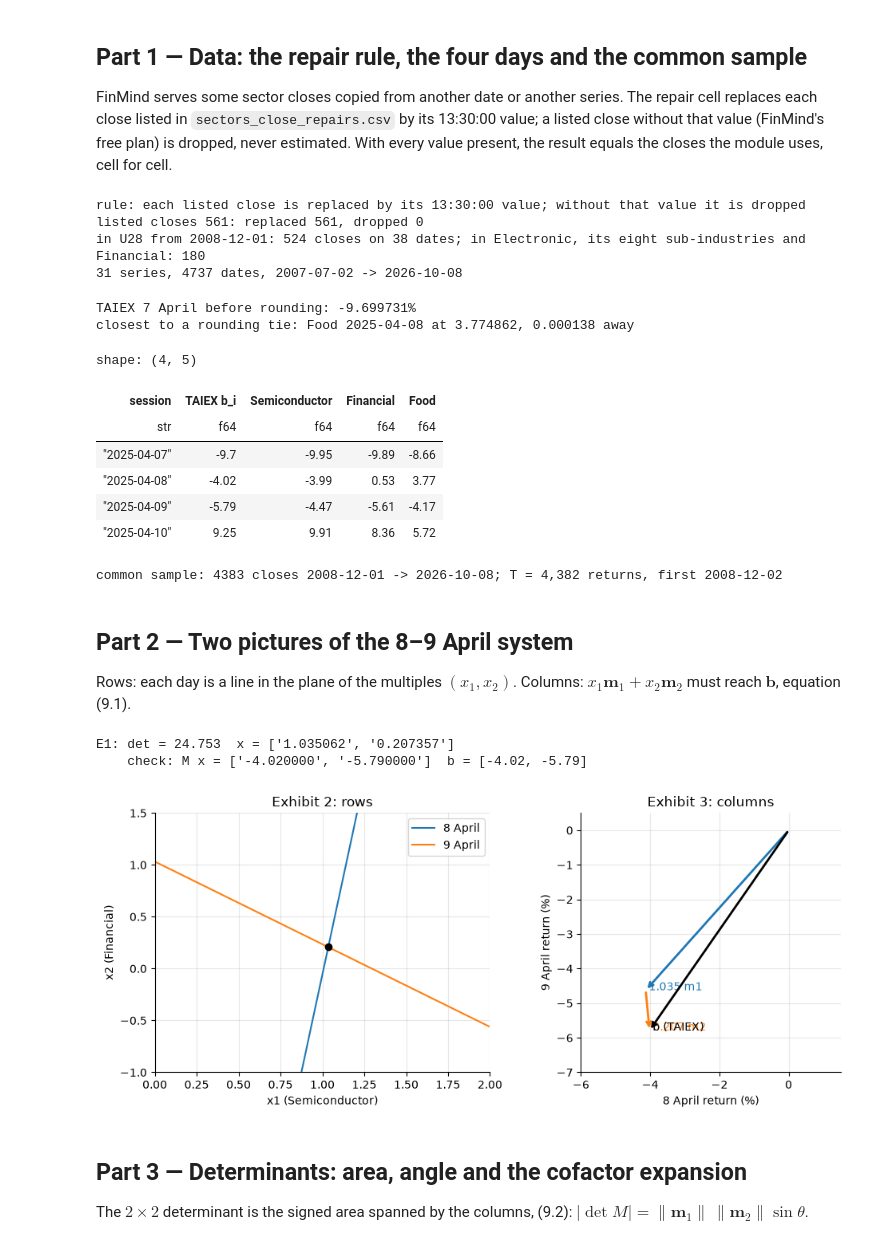
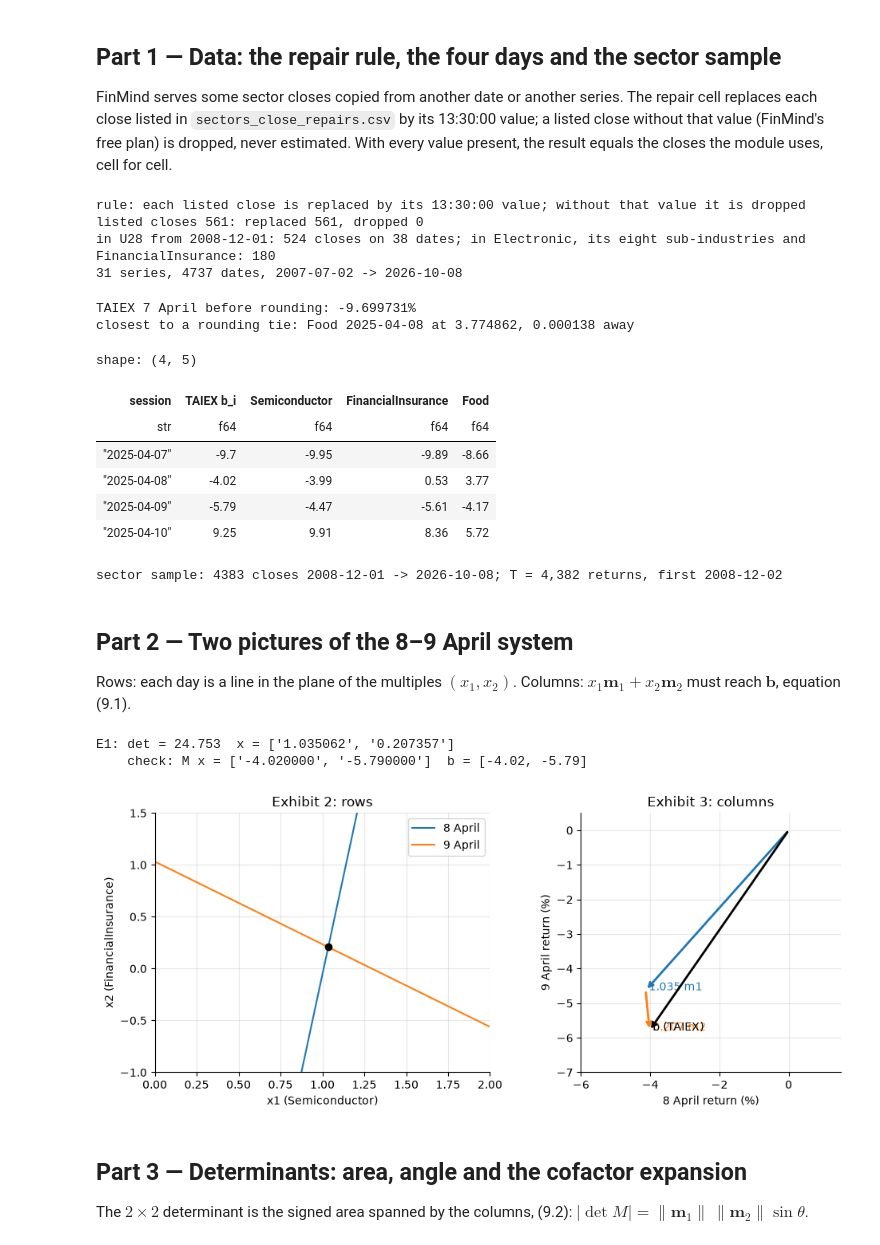
Before and after one commit to Benjamin-Teng/Quant-math-for-beginner, a Jupyter notebook: labs/LM09_lab/LM09_lab.ipynb, the cells around one changed output. Drawn from its saved outputs; the diff is of its cells as text; code cells hidden in the pictures.

```diff
--- a/labs/LM09_lab/LM09_lab.ipynb
+++ b/labs/LM09_lab/LM09_lab.ipynb
@@ -86,7 +86,7 @@ def cramer(m, b):
     d = det_cof(m)
     return [det_cof(with_col(m, j, b)) / d for j in range(len(m))]
 # %% [markdown]
-## Part 1 — Data: the repair rule, the four days and the common sample
+## Part 1 — Data: the repair rule, the four days and the sector sample
 
 FinMind serves some sector closes copied from another date or another series. The repair cell replaces each close listed in `sectors_close_repairs.csv` by its 13:30:00 value; a listed close without that value (FinMind's free plan) is dropped, never estimated. With every value present, the result equals the closes the module uses, cell for cell.
 # %%
@@ -107,17 +107,17 @@ for sid in rep["id"].unique().sort().to_list():
                     .drop("_fix", "_listed").sort("date"))
 n_fixed = rep.filter(pl.col("close_1330").is_not_null()).height
 in_u28 = rep.filter(pl.col("id").is_in(U28) & (pl.col("date") >= pl.lit("2008-12-01")))
-in_sec7 = rep.filter(pl.col("id").is_in(["Electronic", *ELEC8, "FinancialInsurance"])
+in_sec8 = rep.filter(pl.col("id").is_in(["Electronic", *ELEC8, "FinancialInsurance"])
                      & (pl.col("date") >= pl.lit("2008-12-01")))
 print("rule: each listed close is replaced by its 13:30:00 value; without that value it is dropped")
 print(f"listed closes {rep.height}: replaced {n_fixed}, dropped {rep.height - n_fixed}")
 print(f"in U28 from 2008-12-01: {in_u28.height} closes on {in_u28['date'].n_unique()} dates; "
-      f"in Electronic, its eight sub-industries and Financial: {in_sec7.height}")
+      f"in Electronic, its eight sub-industries and FinancialInsurance: {in_sec8.height}")
 print(f"{len(SERIES)} series, {closes.height} dates, {closes['date'][0]} -> {closes['date'][-1]}")
 # %% [output]
 rule: each listed close is replaced by its 13:30:00 value; without that value it is dropped
 listed closes 561: replaced 561, dropped 0
-in U28 from 2008-12-01: 524 closes on 38 dates; in Electronic, its eight sub-industries and Financial: 180
+in U28 from 2008-12-01: 524 closes on 38 dates; in Electronic, its eight sub-industries and FinancialInsurance: 180
 31 series, 4737 dates, 2007-07-02 -> 2026-10-08
 # %%
 # the four days: exact percent returns from the two-decimal closes, rounded to 0.01
@@ -140,7 +140,7 @@ R = {c: [round2(v) for v in R_exact[c]] for c in COLS}
 MF = [[R["Semiconductor"][k], R["FinancialInsurance"][k], R["Food"][k]] for k in range(4)]   # rows: days
 BF = R["TAIEX"]
 days = pl.DataFrame({"session": DAYS, "TAIEX b_i": [float(v) for v in BF],
-                     "Semiconductor": [float(r[0]) for r in MF], "Financial": [float(r[1]) for r in MF],
+                     "Semiconductor": [float(r[0]) for r in MF], "FinancialInsurance": [float(r[1]) for r in MF],
                      "Food": [float(r[2]) for r in MF]})
 ties = sorted((abs(100 * v - math.floor(100 * v) - Fraction(1, 2)) / 100, c, d, v)
               for c in COLS for d, v in zip(DAYS, R_exact[c]))
@@ -151,58 +151,59 @@ days   # Exhibit 1
 TAIEX 7 April before rounding: -9.699731%
 closest to a rounding tie: Food 2025-04-08 at 3.774862, 0.000138 away
 shape: (4, 5)
-| session | TAIEX b_i | Semiconductor | Financial | Food |
+| session | TAIEX b_i | Semiconductor | FinancialInsurance | Food |
 | str | f64 | f64 | f64 | f64 |
 | "2025-04-07" | -9.7 | -9.95 | -9.89 | -8.66 |
 | "2025-04-08" | -4.02 | -3.99 | 0.53 | 3.77 |
 | "2025-04-09" | -5.79 | -4.47 | -5.61 | -4.17 |
 | "2025-04-10" | 9.25 | 9.91 | 8.36 | 5.72 |
 # %%
-# the common sample: closes from 2008-12-01, returns between consecutive TAIEX trading dates
+# the sector sample of Section 8: closes from 2008-12-01, returns between consecutive TAIEX trading dates
 cs = closes.filter(pl.col("date") >= pl.lit("2008-12-01")).sort("date")
 rets = cs.with_columns([(pl.col(c) / pl.col(c).shift(1) - 1).alias(c) for c in SERIES]).slice(1)
 sample = rets.drop_nulls(subset=[*U28, "Electronic", "TAIEX"])
 T = sample.height
-print(f"common sample: {cs.height} closes {cs['date'][0]} -> {cs['date'][-1]}; T = {T:,} returns, first {sample['date'][0]}")
+print(f"sector sample: {cs.height} closes {cs['date'][0]} -> {cs['date'][-1]}; T = {T:,} returns, first {sample['date'][0]}")
 # %% [output]
-common sample: 4383 closes 2008-12-01 -> 2026-10-08; T = 4,382 returns, first 2008-12-02
+sector sample: 4383 closes 2008-12-01 -> 2026-10-08; T = 4,382 returns, first 2008-12-02
 # %% [markdown]
 ## Part 2 — Two pictures of the 8–9 April system
 
 Rows: each day is a line in the plane of the multiples $(x_1,x_2)$. Columns: $x_1\mathbf m_1+x_2\mathbf m_2$ must reach $\mathbf b$, equation (9.1).
 # %%
-M1 = [MF[1][:2], MF[2][:2]]          # 8 and 9 April; Semiconductor, Financial
+M1 = [MF[1][:2], MF[2][:2]]          # 8 and 9 April; Semiconductor, FinancialInsurance
 b1 = BF[1:3]
 x1 = cramer(M1, b1)
 print("E1: det =", dec(det_cof(M1), 3), " x =", [dec(v, 6) for v in x1])
 print("    check: M x =", [dec(sum(a * v for a, v in zip(row, x1)), 6) for row in M1], " b =", [float(v) for v in b1])
 
 fig, (ax_r, ax_c) = plt.subplots(1, 2, figsize=(10, 4.2))
 u = np.linspace(0, 2, 50)
 for row, rhs, lab in zip(M1, b1, ("8 April", "9 April")):
     a, c, r = float(row[0]), float(row[1]), float(rhs)
     if abs(c) > abs(a):
         ax_r.plot(u, (r - a * u) / c, label=lab)
     else:
         v_ = np.linspace(-1, 1.5, 50)
         ax_r.plot((r - c * v_) / a, v_, label=lab)
 ax_r.plot(float(x1[0]), float(x1[1]), "ko")
-ax_r.set(xlim=(0, 2), ylim=(-1, 1.5), xlabel="x1 (Semiconductor)", ylabel="x2 (Financial)", title="Exhibit 2: rows")
+ax_r.set(xlim=(0, 2), ylim=(-1, 1.5), xlabel="x1 (Semiconductor)", ylabel="x2 (FinancialInsurance)",
+         title="Exhibit 2: rows")
 ax_r.legend()
 m1, m2 = np.array([float(M1[0][0]), float(M1[1][0])]), np.array([float(M1[0][1]), float(M1[1][1])])
 p = float(x1[0]) * m1
 for start, vec, col, lab in ((np.zeros(2), p, "C0", "1.035 m1"), (p, float(x1[1]) * m2, "C1", "0.207 m2"),
                              (np.zeros(2), np.array([float(v) for v in b1]), "k", "b (TAIEX)")):
     ax_c.annotate("", xy=start + vec, xytext=start, arrowprops=dict(arrowstyle="->", color=col, lw=2))
     ax_c.text(*(start + vec), " " + lab, color=col)
 ax_c.set(xlim=(-6, 1.5), ylim=(-7, 0.5), aspect="equal", xlabel="8 April return (%)", ylabel="9 April return (%)",
          title="Exhibit 3: columns")
 plt.tight_layout()
 plt.show()
 # %% [output]
 E1: det = 24.753  x = ['1.035062', '0.207357']
     check: M x = ['-4.020000', '-5.790000']  b = [-4.02, -5.79]
-[figure, old version]
+[figure, new version]
 # %% [markdown]
 ## Part 3 — Determinants: area, angle and the cofactor expansion
 
```
Also changed, not shown: parts of 15 cells of this notebook, 13 other files.
